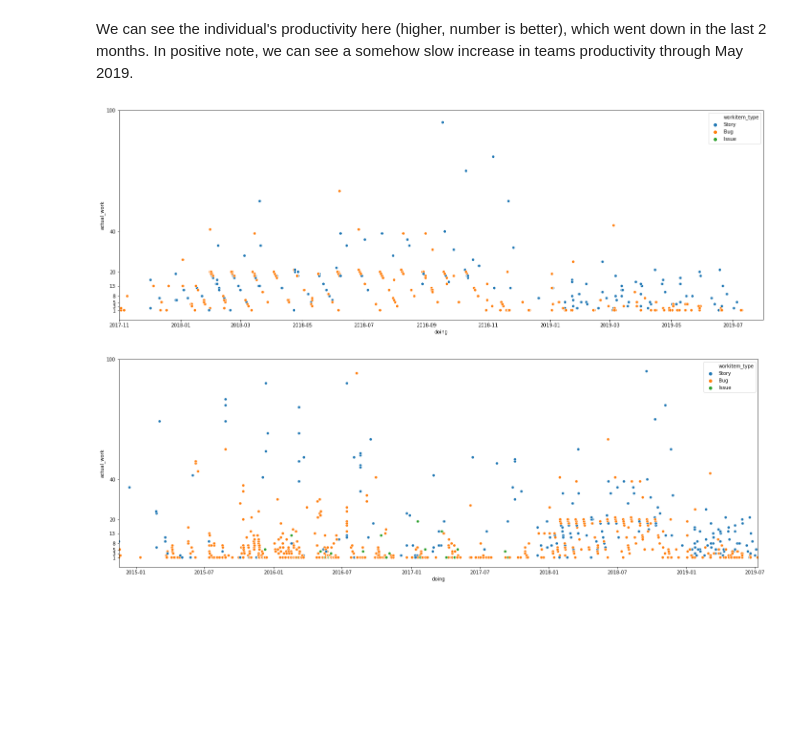
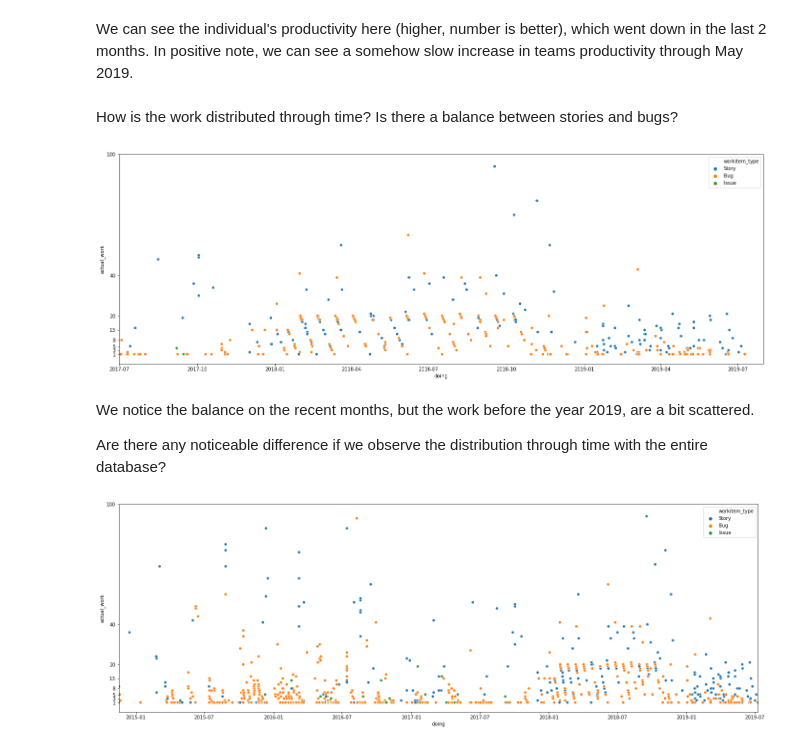
Before and after one commit to netxph/wi-analysis, a Jupyter notebook: tfs-explore.ipynb, the cells around one changed output. Drawn from its saved outputs; the diff is of its cells as text; code cells hidden in the pictures; blank space fills up the shorter version.

```diff
--- a/tfs-explore.ipynb
+++ b/tfs-explore.ipynb
@@ -898,11 +1081,19 @@ g.set_xlim(36.5, 58)
 [figure]
 # %% [markdown]
 We can see the individual's productivity here (higher, number is better), which went down in the last 2 months. In positive note, we can see a somehow slow increase in teams productivity through May 2019.
+# %% [markdown]
+How is the work distributed through time? Is there a balance between stories and bugs?
 # %%
+# scatter plot distribution of work items with the actual days of work through time, distinguished by work item type, limit to modern era
+
 plt.figure(figsize = (24, 8))
 sb.scatterplot(data = workitems_scrums, x = 'doing', y = 'actual_work', hue = 'workitem_type')
-plt.xlim(pd.to_datetime('2017-11-01'), pd.to_datetime('2019-07-31'))
+plt.xlim(pd.to_datetime('2017-07-01'), pd.to_datetime('2019-07-31')) # modern era
 plt.yticks([1, 3, 5, 8, 13, 20, 40, 100]);
 # %% [output]
-[figure, old version]
+[figure, new version]
+# %% [markdown]
+We notice the balance on the recent months, but the work before the year 2019, are a bit scattered.
+
+Are there any noticeable difference if we observe the distribution through time with the entire database?
 # %%
```
Also changed, not shown: parts of 168 cells of this notebook, 3 other files.
